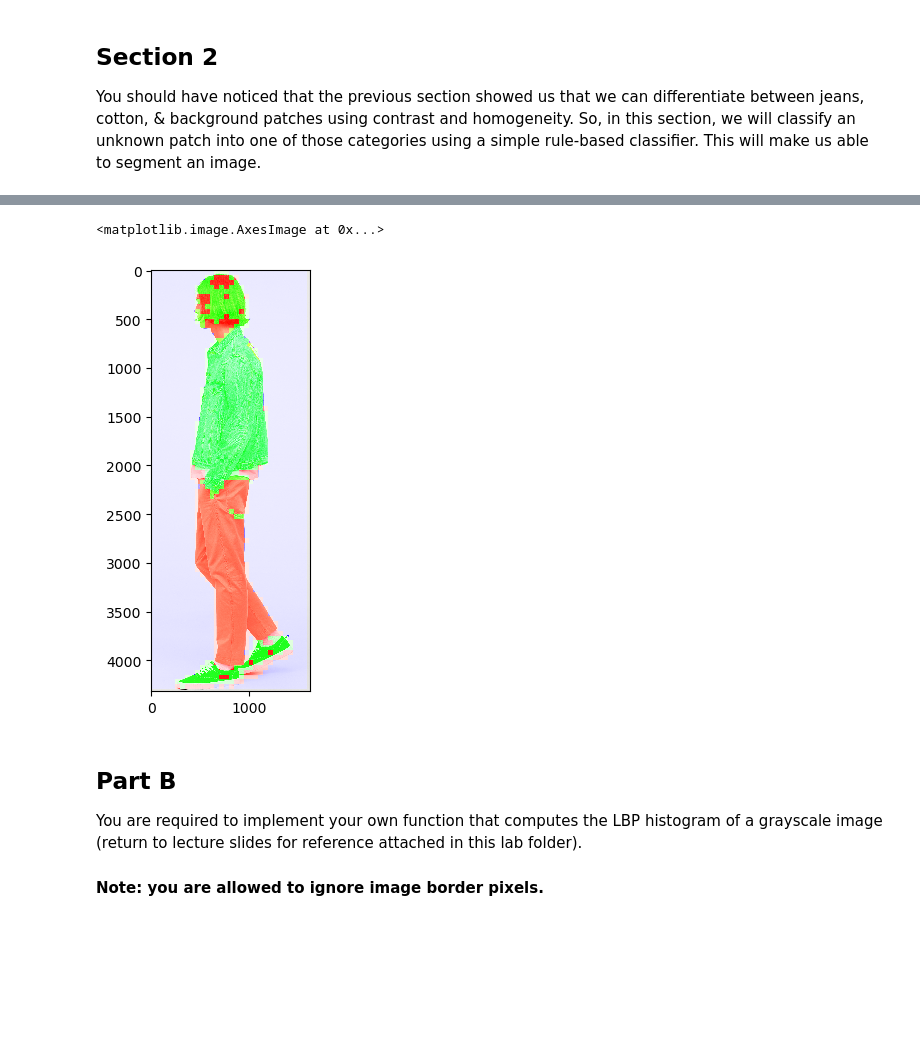
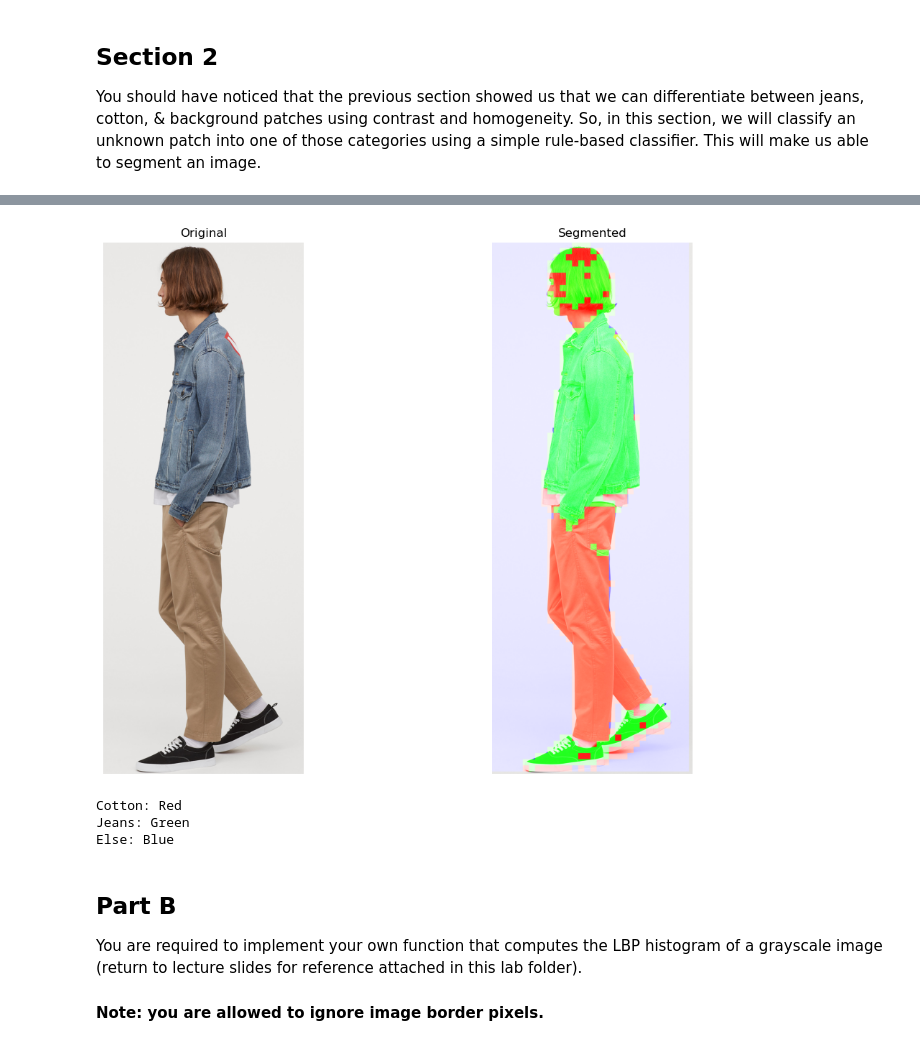
Before and after one commit to waleedhesham446/Image-Processing-Labs, a Jupyter notebook: lab09 (Texture)/lab-9.ipynb, the cells around one changed output, grey strips where cells are left out. Saved outputs shown, nothing was run; the diff lists cells and outputs as text; code cells hidden in the pictures; blank space fills up the shorter version.

```diff
--- a/lab09 (Texture)/lab-9.ipynb
+++ b/lab09 (Texture)/lab-9.ipynb
@@ -143,11 +143,17 @@ def segment_img(image):
 # %%
 # Testing your work
 image = io.imread('test.jpg')
+originaImage = image.copy()
 segmented_image = segment_img(image)
-io.imshow(segmented_image)
+show_images([originaImage, segmented_image], ['Original', 'Segmented'])
+print('Cotton: Red')
+print('Jeans: Green')
+print('Else: Blue')
 # %% [output]
+[figure, new version]
-<matplotlib.image.AxesImage at 0x...>
+Cotton: Red
+Jeans: Green
+Else: Blue
-[figure, old version]
 # %% [markdown]
 ## Part B
 
```
Also changed, not shown: 40 other files.
